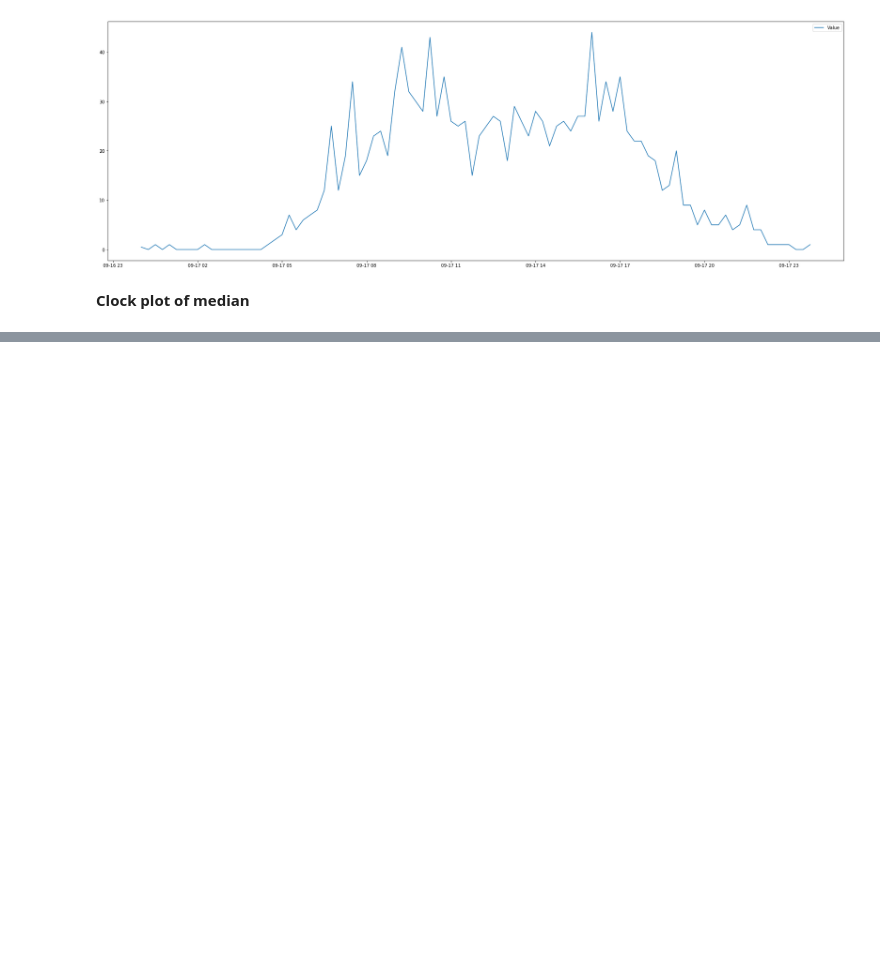
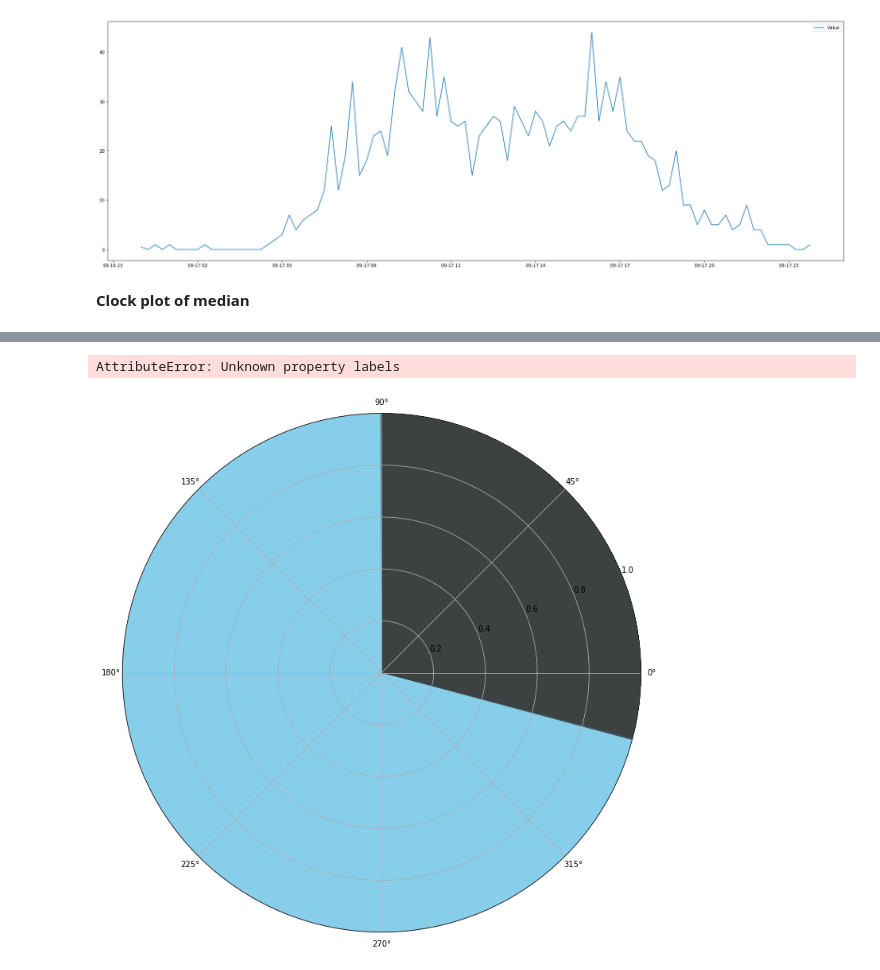
Before and after one commit to SedarOlmez94/Agent_Based_Modelling_Projects, a Jupyter notebook: Urban_Observatory_Live_Feed/NUrbanObservatory.ipynb, the cells around one changed output, grey strips where cells are left out. Cells and saved outputs as stored; diff of their text form; code cells hidden in the pictures; blank space fills up the shorter version.

Commit message:
Trying to fix the clock visualisation.

```diff
--- a/Urban_Observatory_Live_Feed/NUrbanObservatory.ipynb
+++ b/Urban_Observatory_Live_Feed/NUrbanObservatory.ipynb
@@ -152,3 +152,81 @@ import numpy as np
 import matplotlib.pyplot as plt
 import matplotlib.patheffects as pe
 import math
+# %%
+idx = pd.date_range(start_time, end_time - datetime.timedelta(minutes = 15), freq = '900s')
+
+min_footfall_count,max_footfall_count = min(footfall_data_median['Value']),max(footfall_data_median['Value'])
+
+foot_y_max = math.ceil(max_footfall_count/25)*25
+
+normed = footfall_data_median['Value']
+
+normed = normed/foot_y_max
+max_normed = max(normed)
+normed = normed.reindex(idx, fill_value=None)
+normed = normed.where((pd.notnull(normed)), None)
+print(len(normed))
+
+
+N = len(normed)
+bottom = 2
+max_height = 6
+
+theta = (np.linspace(0.0, 2 * np.pi, N, endpoint=False) + (2 * np.pi/N)/2) + np.pi/2
+
+radii = max_height*normed[::-1]
+width = (2*np.pi) / N
+plt.figure(figsize=(12,12))
+ax = plt.subplot(111, polar=True)
+ax.set_facecolor('skyblue')
+clock_ticks = list(range(23,2,-1) )+[2,1]
+clock_ticks = ['0',] + clock_ticks
+clock_ticks = clock_ticks[18:] + clock_ticks[:-6]
+
+
+minute_d = 2 * np.pi / (24*60)
+
+sunrise = datetime.datetime(2019,9,17,7,0)
+
+
+sunset = datetime.datetime(2019,9,17,16,24)
+minutes_dark = int((datetime.datetime(2019,9,6) - sunset).total_seconds()/60)
+
+
+for i in range(int(minutes_dark/4)):
+    minute_start = sunset_start
+    plt.axvspan((minute_d*(i))+ np.pi/2,(minute_d*((i*4)+1))+ np.pi/2, facecolor='#3c4142', alpha=1,ymax=1.1, lw=2)
+
+
+morning_dark = int((sunrise - datetime.datetime(2019,9,17)).total_seconds()/60)
+
+
+for i in range(int(morning_dark/4)+1):
+    plt.axvspan(2 * np.pi - minute_d*(morning_dark-i)+ np.pi/2,2 * np.pi -minute_d*(morning_dark-((i*4)+1))+ np.pi/2,ymax=1.1, facecolor='#3c4142', alpha=1, lw=2)
+
+
+plt.xticks(ticks=(np.pi/180. * np.linspace(0,  360, 24, endpoint=False)),
+           labels=clock_ticks)
+
+
+
+bars = ax.bar(theta, radii, width=width, bottom=bottom)
+
+defra = bottom+(((25)/(max_footfall_count))*max_height)
+
+y_ticks = [0,bottom,defra,8]
+
+for i in range(720):
+
+    plt.hlines(defra,(i*2)*minute_d,((i*2)+1)*minute_d, color='blue', linestyle='-',lw=2)
+
+
+cmap = plt.get_cmap('autumn_r')
+for bar in bars:
+    bar.set_color(cmap(bar.get_height()/(max_normed* max_height)))
+plt.title('Walking North 17/09/2019')
+plt.yticks(ticks=y_ticks,labels=[None,'0ugm-3','25ugm-3\n (Defra annual mean limit)',str(foot_y_max)+'ugm-3'],color='black',path_effects=[pe.withStroke(linewidth=4, foreground="white")])
+plt.ylim((0,8))
+
+plt.show()
+# %% [output]
@@ -154,0 +234,2 @@ import math
+AttributeError: Unknown property labels
+[figure, added]
```
Also changed, not shown: parts of 3 cells of this notebook.
